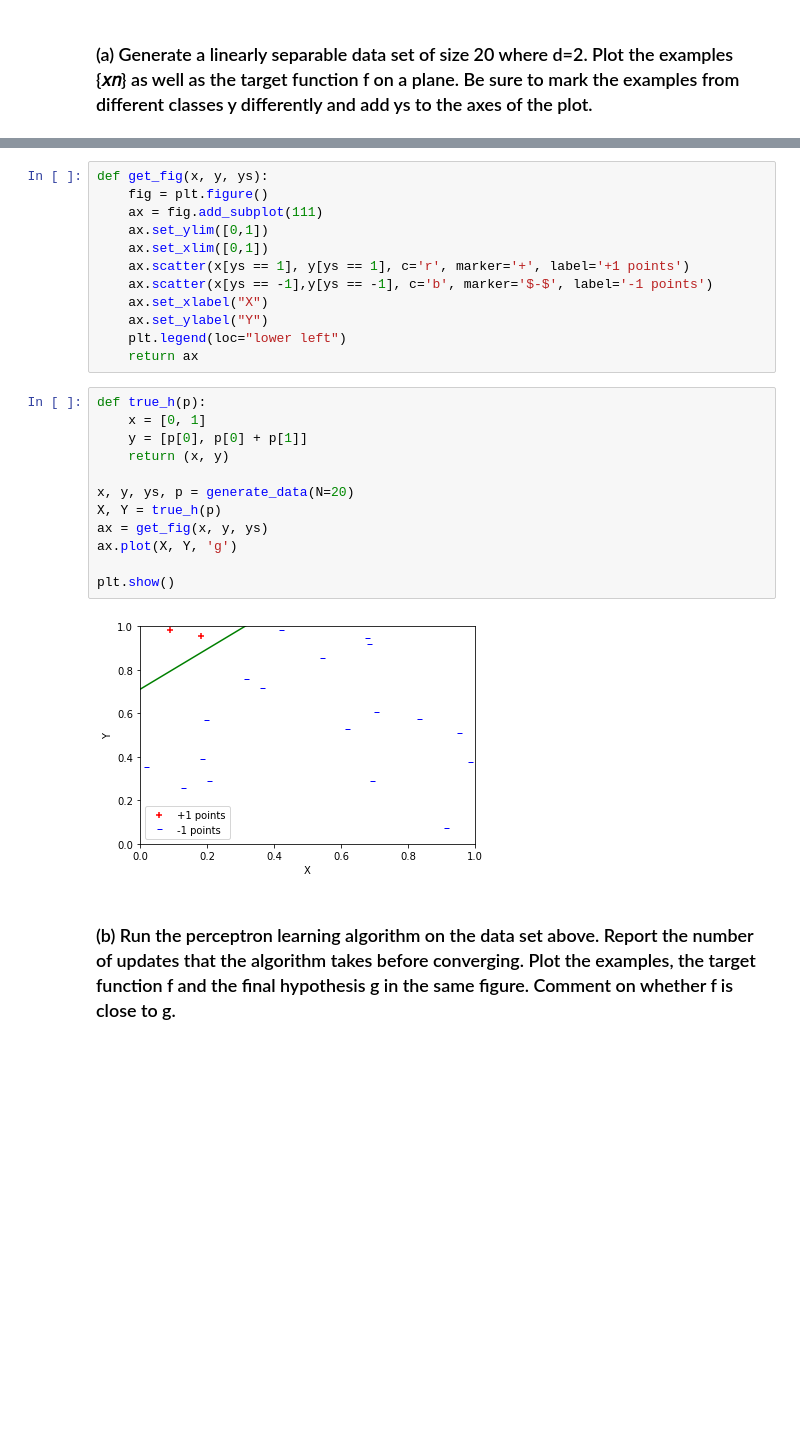
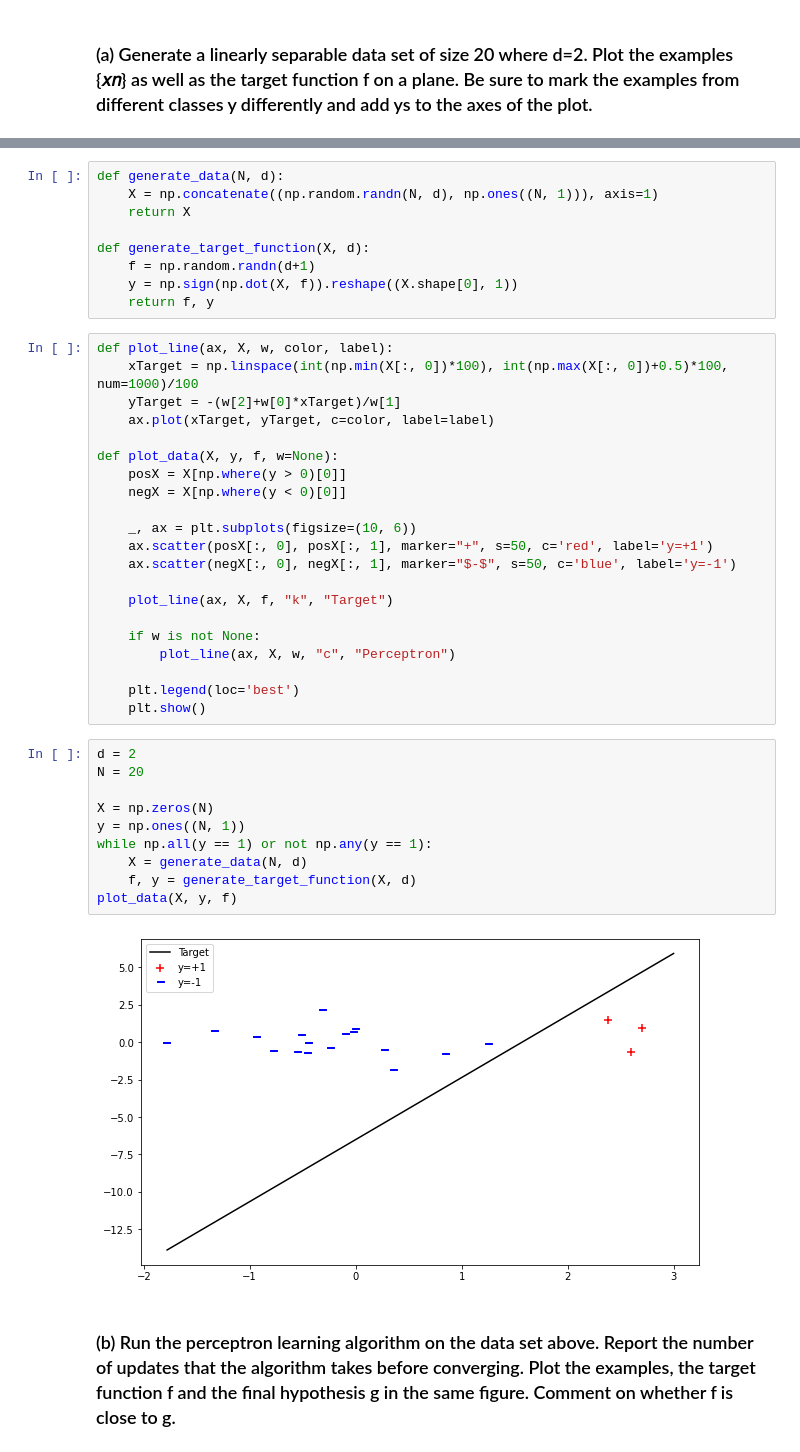
Before and after one commit to aashrafh/CMP402B, a Jupyter notebook: Assignment1.ipynb, the cells around one changed output, grey strips where cells are left out. Drawn from its saved outputs; the diff is of its cells as text; blank space fills up the shorter version.

Commit message:
Implement nd perceptron

```diff
--- a/Assignment1.ipynb
+++ b/Assignment1.ipynb
@@ -124,28 +109,44 @@ def generate_data(N):
-# %%
-def get_fig(x, y, ys):
-    fig = plt.figure()
-    ax = fig.add_subplot(111)
-    ax.set_ylim([0,1])
-    ax.set_xlim([0,1])
-    ax.scatter(x[ys == 1], y[ys == 1], c='r', marker='+', label='+1 points')
-    ax.scatter(x[ys == -1],y[ys == -1], c='b', marker='$-$', label='-1 points')
-    ax.set_xlabel("X")
-    ax.set_ylabel("Y")
-    plt.legend(loc="lower left")
-    return ax
-# %%
-def true_h(p):
-    x = [0, 1]
-    y = [p[0], p[0] + p[1]]
-    return (x, y)
-
-x, y, ys, p = generate_data(N=20)
-X, Y = true_h(p)
-ax = get_fig(x, y, ys)
-ax.plot(X, Y, 'g')
-
-plt.show()
-# %% [output]
-[figure, removed]
+# %%
+def generate_data(N, d):
+    X = np.concatenate((np.random.randn(N, d), np.ones((N, 1))), axis=1)
+    return X
+
+def generate_target_function(X, d):
+    f = np.random.randn(d+1)
+    y = np.sign(np.dot(X, f)).reshape((X.shape[0], 1))
+    return f, y
+# %%
+def plot_line(ax, X, w, color, label):
+    xTarget = np.linspace(int(np.min(X[:, 0])*100), int(np.max(X[:, 0])+0.5)*100, num=1000)/100
+    yTarget = -(w[2]+w[0]*xTarget)/w[1]
+    ax.plot(xTarget, yTarget, c=color, label=label)
+
+def plot_data(X, y, f, w=None):
+    posX = X[np.where(y > 0)[0]]
+    negX = X[np.where(y < 0)[0]]
+
+    _, ax = plt.subplots(figsize=(10, 6))
+    ax.scatter(posX[:, 0], posX[:, 1], marker="+", s=50, c='red', label='y=+1')
+    ax.scatter(negX[:, 0], negX[:, 1], marker="$-$", s=50, c='blue', label='y=-1')
+
+    plot_line(ax, X, f, "k", "Target")
+
+    if w is not None:
+        plot_line(ax, X, w, "c", "Perceptron")
+
+    plt.legend(loc='best')
+    plt.show()
+# %%
+d = 2
+N = 20
+
+X = np.zeros(N)
+y = np.ones((N, 1))
+while np.all(y == 1) or not np.any(y == 1):
+    X = generate_data(N, d)
+    f, y = generate_target_function(X, d)
+plot_data(X, y, f)
+# %% [output]
+[figure, added]
 # %% [markdown]
 ### (b) Run the perceptron learning algorithm on the data set above. Report the number of updates that the algorithm takes before converging. Plot the examples, the target function f and the final hypothesis g in the same figure. Comment on whether f is close to g.
```
Also changed, not shown: parts of 22 cells of this notebook, 2 other files.
